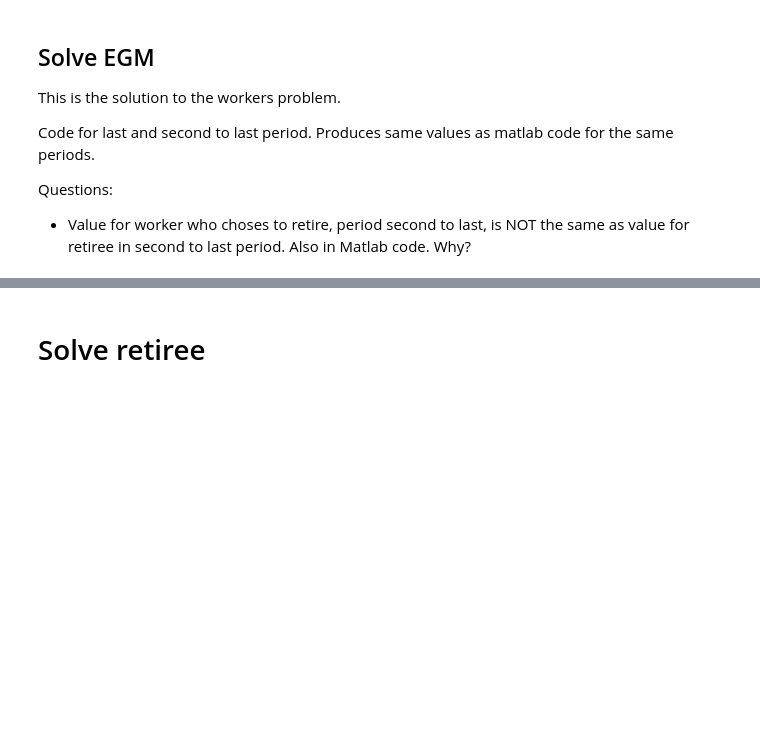
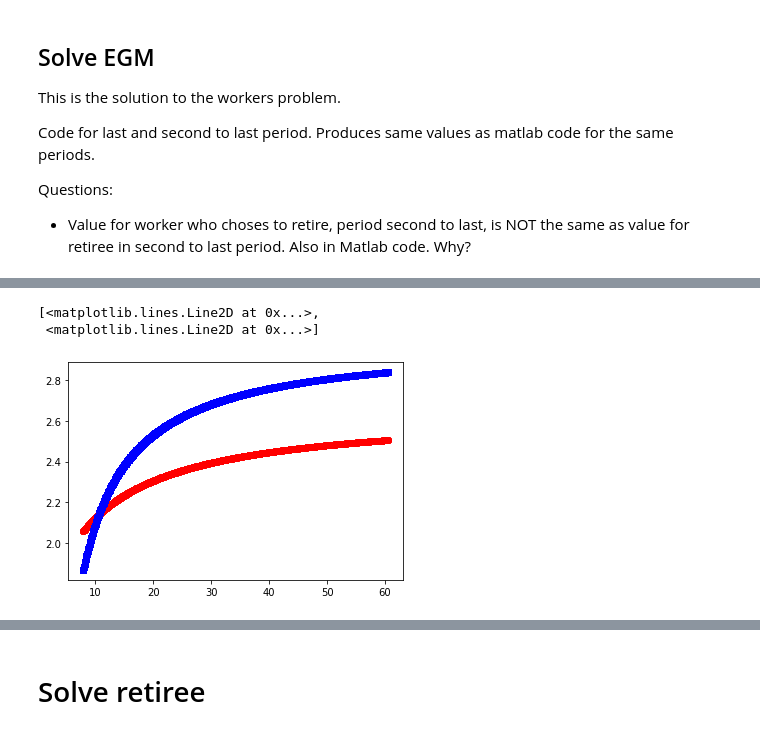
Before and after one commit to SeBecker/dc-egm, a Jupyter notebook: development/minimal_implementation.ipynb, the cells around one changed output, grey strips where cells are left out. Cells and saved outputs as stored; diff of their text form; code cells hidden in the pictures; blank space fills up the shorter version.

```diff
--- a/development/minimal_implementation.ipynb
+++ b/development/minimal_implementation.ipynb
@@ -400,0 +489,10 @@ It follows that, on the one hand, difference might actually be due to upper enve
+# %%
+wk1_flat = wk1.flatten('F')
+# %%
+# Intersection of value functions for t+1 at M_{t+1} bar
+# Choose work below (to the left) and retirement above (to the right).
+plt.plot(wk1_flat, vl1[1, :], 'ro', wk1_flat, vl1[0, :], 'bs')
+# %% [output]
+[<matplotlib.lines.Line2D at 0x...>,
+ <matplotlib.lines.Line2D at 0x...>]
+[figure, added]
```
Also changed, not shown: parts of 63 cells of this notebook.
